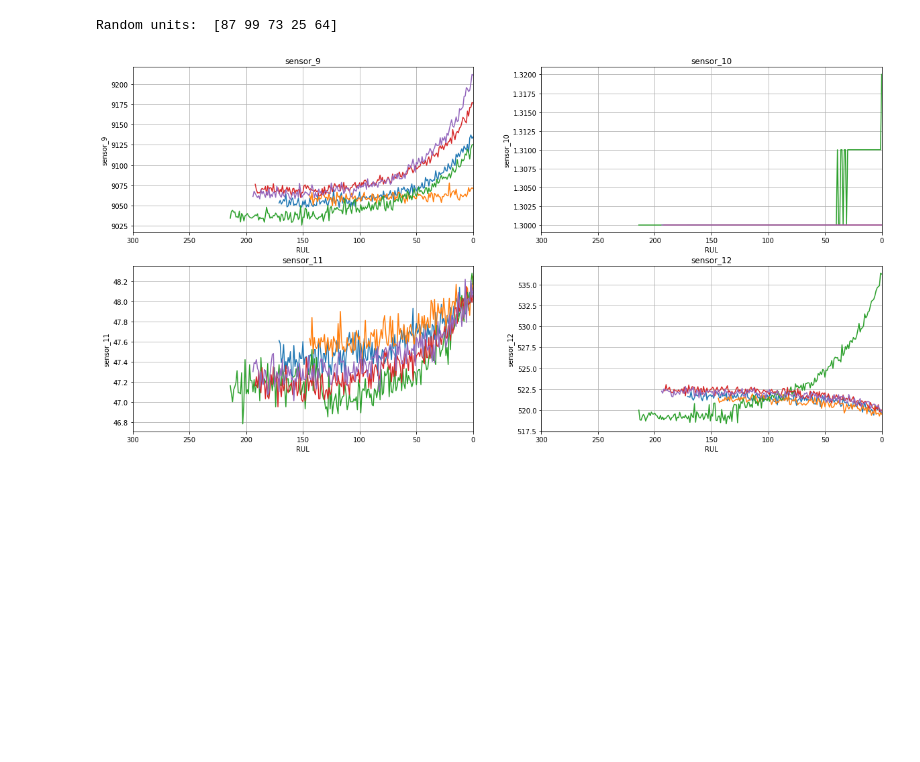
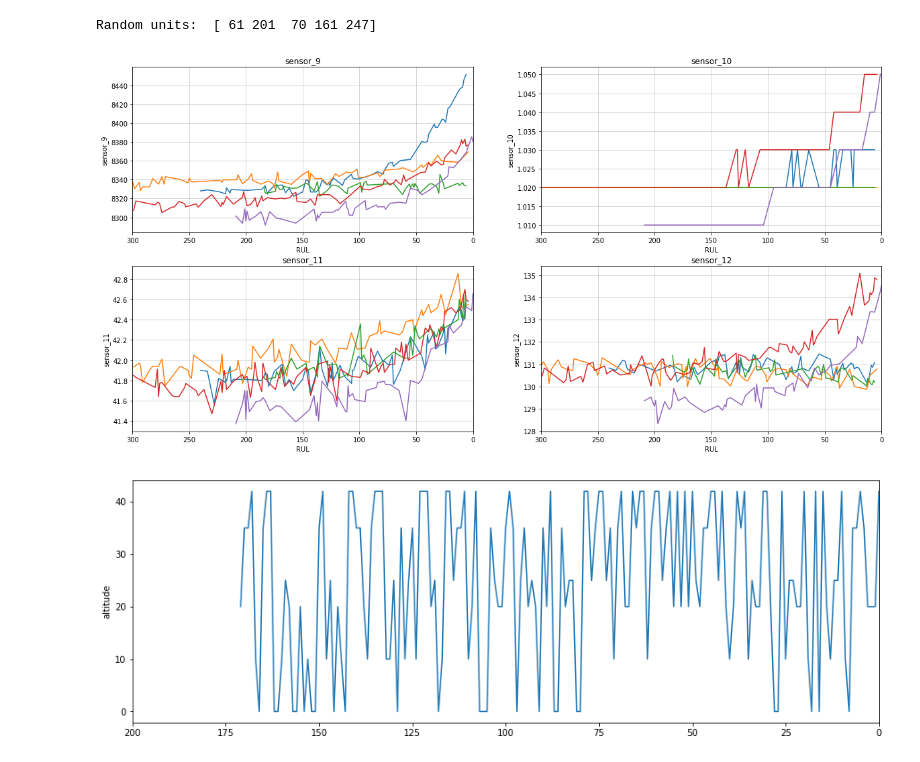
Before and after one commit to TomislavZupanovic/AWSBlackBelt-Capstone, a Jupyter notebook: EDA_notebooks/initial_phase.ipynb, the cells around one changed output. Cells and saved outputs as stored; diff of their text form; code cells hidden in the pictures; blank space fills up the shorter version.

```diff
--- a/EDA_notebooks/initial_phase.ipynb
+++ b/EDA_notebooks/initial_phase.ipynb
@@ -128,6 +189,10 @@ Random units:  [28 65 44 64 64]
 # %%
 sensors = ['sensor_9', 'sensor_10', 'sensor_11', 'sensor_12']
-plot_sensors(data, sensors)
+plot_sensors(data, sensors, condition=condition)
 # %% [output]
-Random units:  [87 99 73 25 64]
+Random units:  [ 61 201  70 161 247]
-[figure, old version]
+[figure, new version]
+# %%
+plot_condition(data, unit=50, cond_column='altitude')
+# %% [output]
+[figure, added]
```
Also changed, not shown: parts of 7 cells of this notebook.
